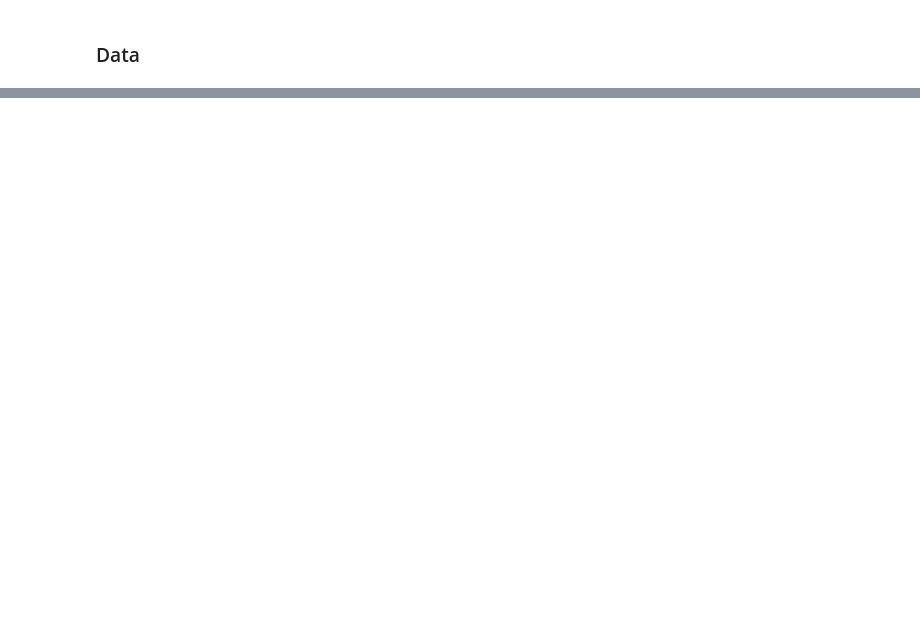
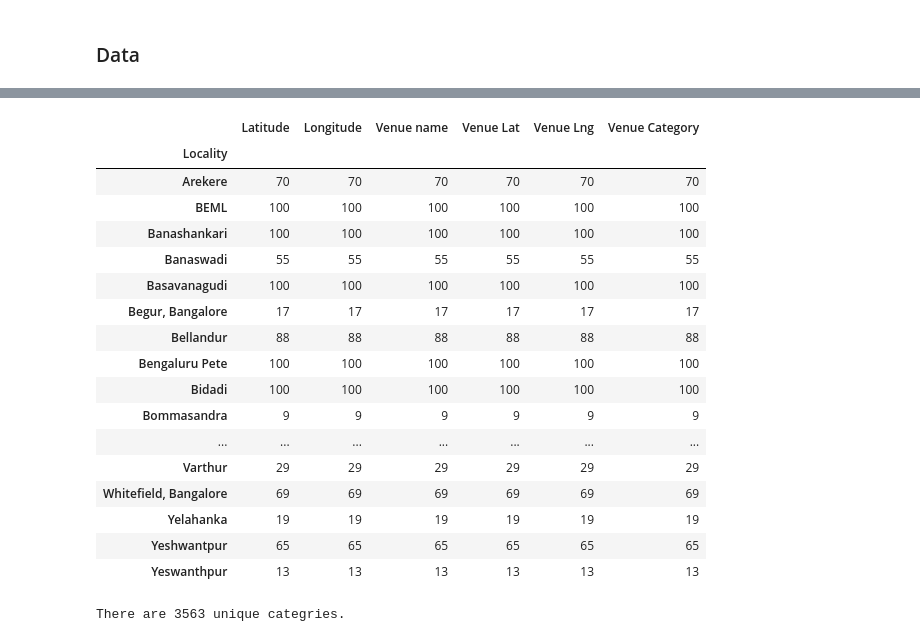
Before and after one commit to Surajkumar88/Coursera_DataScience_Capstone_Project, a Jupyter notebook: Capstone_project.ipynb, the cells around one changed output, grey strips where cells are left out. Cells and saved outputs as stored; diff of their text form; code cells hidden in the pictures; blank space fills up the shorter version.

```diff
--- a/Capstone_project.ipynb
+++ b/Capstone_project.ipynb
@@ -93,0 +171,13 @@ neig_df.head()
+# %%
+#Getting the top 100 venues in each locality
+radius = 2000
+LIMIT = 100
+
+venues = []
+
+for lat, lng, locality in zip(neig_df["Latitudes"], neig_df["Longitudes"], neig_df["Locality"]):
+    url = 'https://api.foursquare.com/v2/venues/explore?client_id={}&client_secret={}&ll={},{}&v={}&radius={}&limit={}'.format(CLIENT_ID, CLIENT_SECRET, lat, lng, VERSION, radius, LIMIT)
+    results = requests.get(url).json()['response']['groups'][0]['items']
+
+    for venue in results:
+        venues.append((locality, lat, lng, venue['venue']['name'], venue['venue']['location']['lat'], venue['venue']['location']['lng'], venue['venue']['categories'][0]['name']))
@@ -93,0 +194,5 @@ neig_df.head()
+# %%
+#Convert the venue list into dataframe
+venues_df = pd.DataFrame(venues)
+venues_df.columns = ['Locality', 'Latitude', 'Longitude', 'Venue name', 'Venue Lat', 'Venue Lng', 'Venue Category']
+venues_df.head()
@@ -93,0 +206,27 @@ neig_df.head()
+# %%
+#Number of venues for each Locality
+venues_df.groupby(['Locality']).count()
+# %% [output]
+|  | Latitude | Longitude | Venue name | Venue Lat | Venue Lng | Venue Category |
+| Locality |  |  |  |  |  |  |
+| Arekere | 70 | 70 | 70 | 70 | 70 | 70 |
+| BEML | 100 | 100 | 100 | 100 | 100 | 100 |
+| Banashankari | 100 | 100 | 100 | 100 | 100 | 100 |
+| Banaswadi | 55 | 55 | 55 | 55 | 55 | 55 |
+| Basavanagudi | 100 | 100 | 100 | 100 | 100 | 100 |
+| Begur, Bangalore | 17 | 17 | 17 | 17 | 17 | 17 |
+| Bellandur | 88 | 88 | 88 | 88 | 88 | 88 |
+| Bengaluru Pete | 100 | 100 | 100 | 100 | 100 | 100 |
+| Bidadi | 100 | 100 | 100 | 100 | 100 | 100 |
+| Bommasandra | 9 | 9 | 9 | 9 | 9 | 9 |
+| ... | ... | ... | ... | ... | ... | ... |
+| Varthur | 29 | 29 | 29 | 29 | 29 | 29 |
+| Whitefield, Bangalore | 69 | 69 | 69 | 69 | 69 | 69 |
+| Yelahanka | 19 | 19 | 19 | 19 | 19 | 19 |
+| Yeshwantpur | 65 | 65 | 65 | 65 | 65 | 65 |
+| Yeswanthpur | 13 | 13 | 13 | 13 | 13 | 13 |
+# %%
+#Getting the unique categories
+print('There are {} unique categries.'.format(len(venues_df['Venue Category'])))
+# %% [output]
+There are 3563 unique categries.
```
Also changed, not shown: parts of 47 cells of this notebook.
